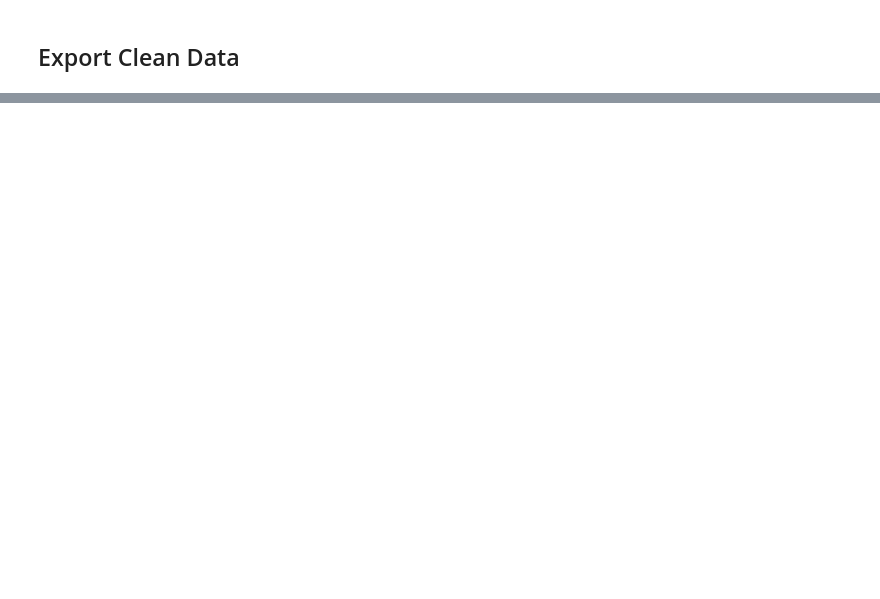
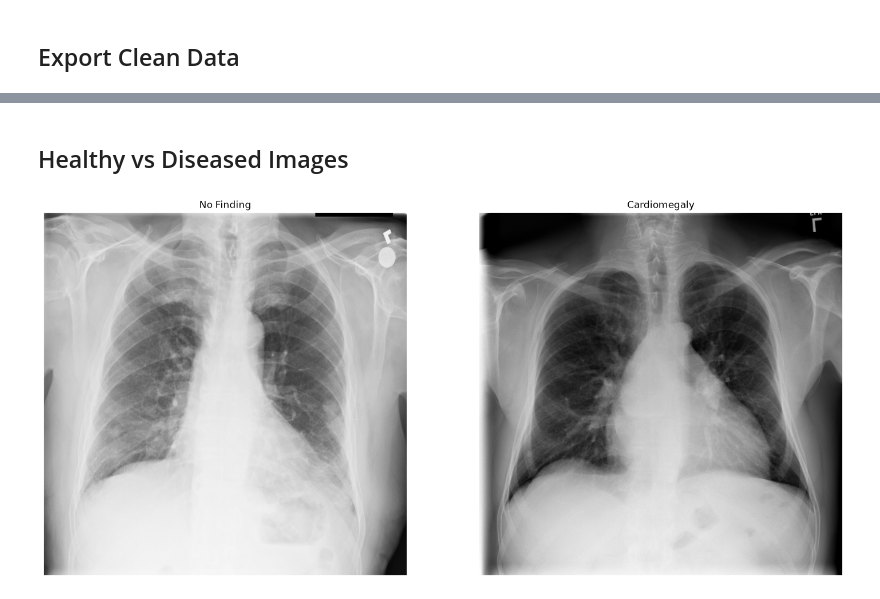
Before and after one commit to Nokubongwa/MIT-805-Big-Data-Project, a Jupyter notebook: MIT 805 Project.ipynb, the cells around one changed output, grey strips where cells are left out. Drawn from its saved outputs; the diff is of its cells as text; code cells hidden in the pictures; blank space fills up the shorter version.

```diff
--- a/MIT 805 Project.ipynb
+++ b/MIT 805 Project.ipynb
@@ -265,0 +290,21 @@ df_subset.to_csv("Data/working dataset/df_subset.csv", index=False)
+# %% [markdown]
+## Healthy vs Diseased Images
+# %%
+healthy_img=df_subset[df_subset["Finding Labels"] == "No Finding"].iloc[0]
+diseased_img=df_subset[df_subset["Finding Labels"] != "No Finding"].iloc[0]
+# %%
+##display both images side-by-side
+
+fig, axes = plt.subplots(1, 2, figsize=(18, 9))
+for i,row in enumerate([healthy_img, diseased_img]):
+    img_path = os.path.join(image_dir, row["Image Index"])
+    img = Image.open(img_path)
+    axes[i].imshow(img, cmap="gray")
+    axes[i].set_title(
+        row["Finding Labels"],
+        fontsize=12
+    )
+    axes[i].axis("off")
+plt.show()
+# %% [output]
+[figure, added]
```
Also changed, not shown: parts of 12 cells of this notebook.
